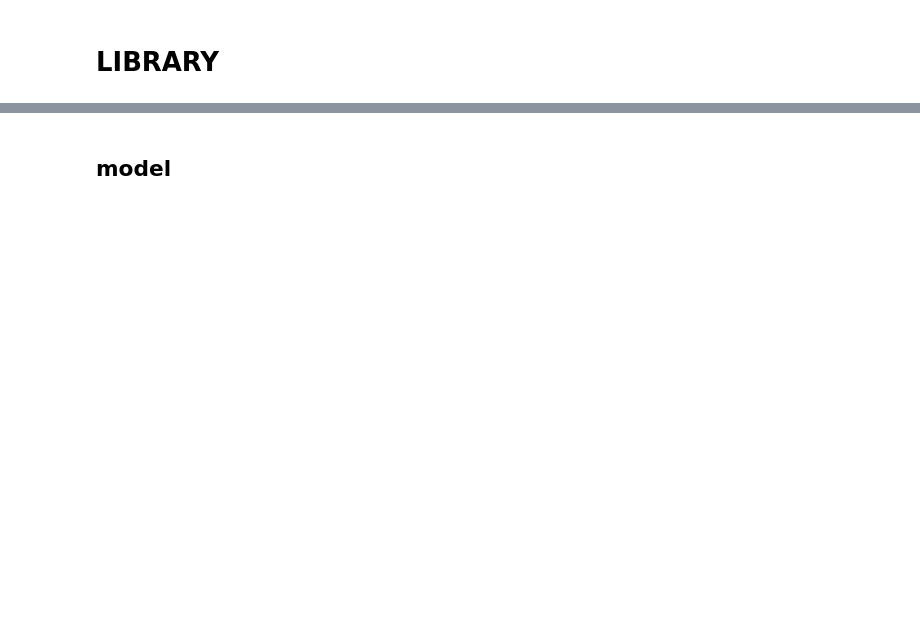
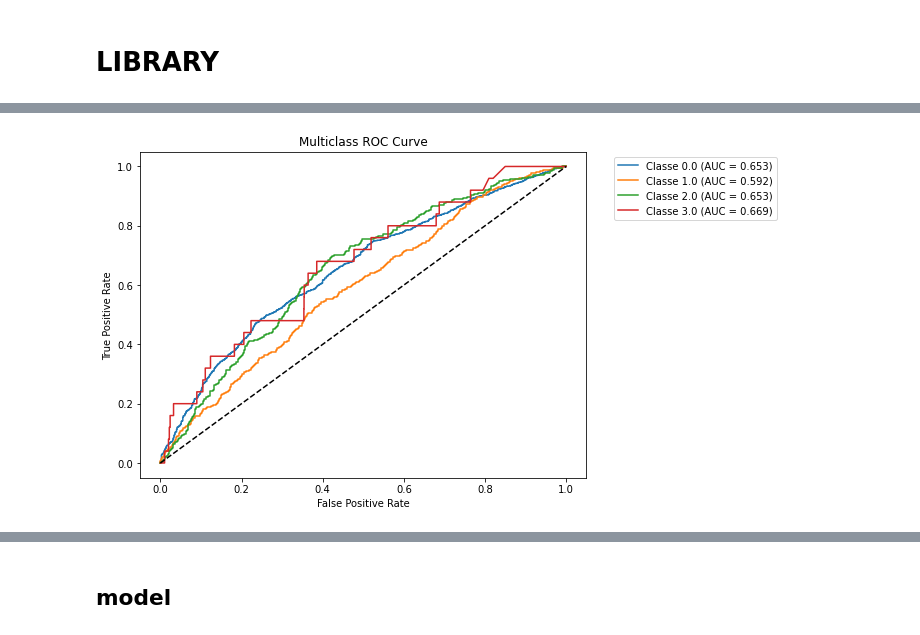
Before and after one commit to alicecalderini/DATAMINING_2-Project, a Jupyter notebook: 7. ADVANCED CLASSIFICATION/7. Ensemble.ipynb, the cells around one changed output, grey strips where cells are left out. Cells and saved outputs as stored; diff of their text form; code cells hidden in the pictures; blank space fills up the shorter version.

```diff
--- a/7. ADVANCED CLASSIFICATION/7. Ensemble.ipynb
+++ b/7. ADVANCED CLASSIFICATION/7. Ensemble.ipynb
@@ -53,0 +244,4 @@ X_test = scaler.transform(X_test)
+# %%
+plot_roc_curve(X_test, y_test, best_model)
+# %% [output]
+[figure, added]
```
Also changed, not shown: parts of 41 cells of this notebook, 5 other files.
